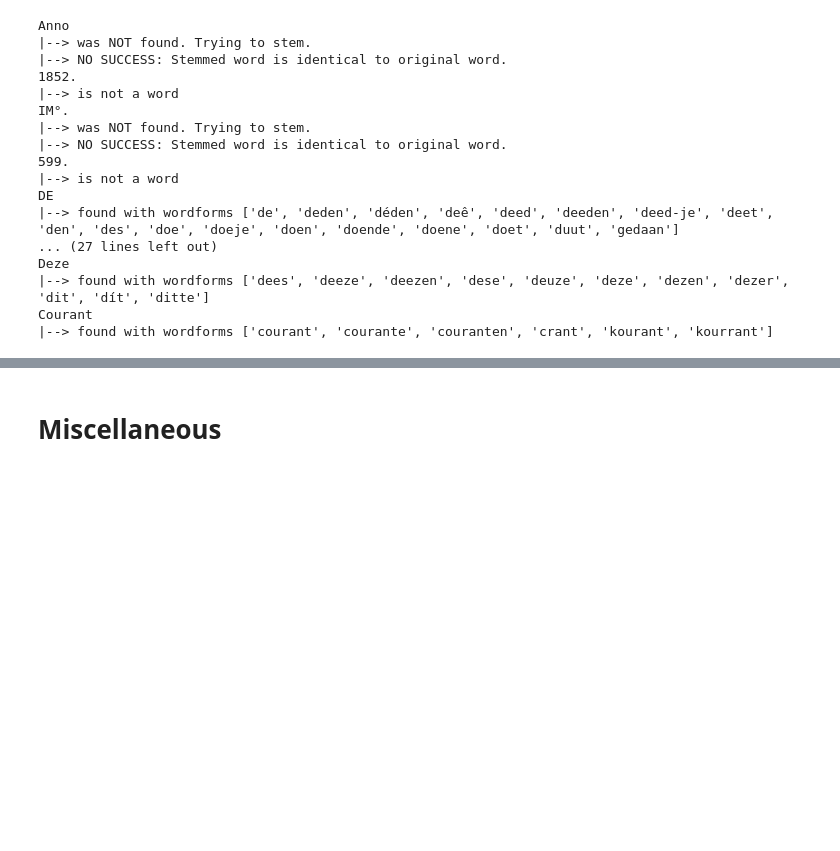
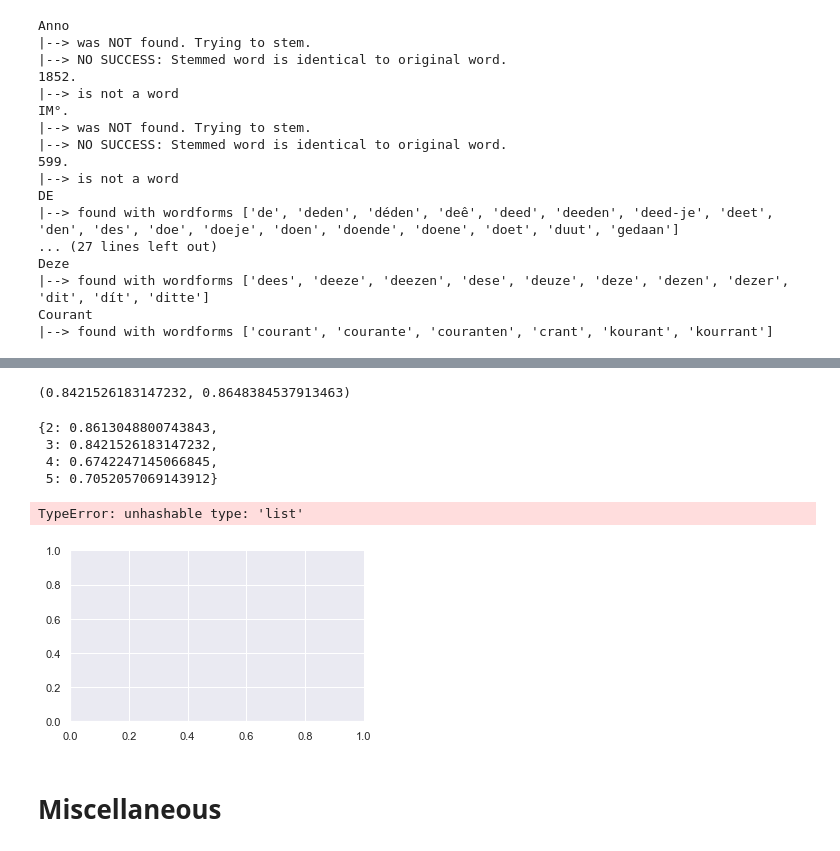
Before and after one commit to MirjamC/master_thesis_kb, a Jupyter notebook: thesis.ipynb, the cells around one changed output, grey strips where cells are left out. Drawn from its saved outputs; the diff is of its cells as text; code cells hidden in the pictures; blank space fills up the shorter version.

```diff
--- a/thesis.ipynb
+++ b/thesis.ipynb
@@ -955,3 +1004,39 @@ s.translate(str.maketrans('', '', string.punctuation))
+# %%
+from sklearn.cluster import KMeans
+from sklearn.metrics import silhouette_score, silhouette_samples
+KM = KMeans(3, random_state=0).fit(df_meta.date.values.reshape(-1, 1))
+
+ss = silhouette_samples(df_meta.date.values.reshape(-1, 1), KM.labels_)
+
+# To choose number of clusters (without ground truth data):
+# - https://scikit-learn.org/stable/modules/generated/sklearn.metrics.silhouette_score.html#sklearn.metrics.silhouette_score
+# - https://scikit-learn.org/stable/modules/generated/sklearn.metrics.calinski_harabasz_score.html#sklearn.metrics.calinski_harabasz_score
+# - https://scikit-learn.org/stable/modules/generated/sklearn.metrics.davies_bouldin_score.html#sklearn.metrics.davies_bouldin_score
+# %% [output]
+(0.8421526183147232, 0.8648384537913463)
+# %%
+ss = {}
+
+for k in range(2, 6):
+    X = df_meta.date.values.reshape(-1, 1)
+    KM = KMeans(k, random_state=0).fit(X)
+    ss[k] = silhouette_score(X, KM.labels_)
+
+ss
+# %% [output]
+{2: 0.8613048800743843,
+ 3: 0.8421526183147232,
+ 4: 0.6742247145066845,
+ 5: 0.7052057069143912}
+# %%
+df_meta['cluster'] = KM.labels_
+# %%
+fg = sns.FacetGrid(data=df_meta, hue='cluster', hue_order=[0,1,2], aspect=1.61)
+fg.map(plt.scatter, 'date', 'one').add_legend()
+plt.show()
+# %% [output]
+TypeError: unhashable type: 'list'
+[figure, added]
 # %% [markdown]
 # Miscellaneous
 # %%
```
Also changed, not shown: parts of 14 cells of this notebook.
